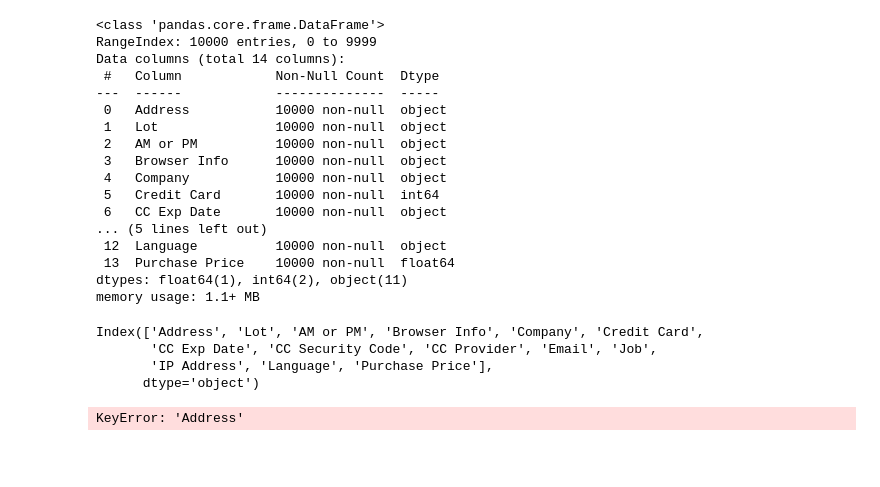
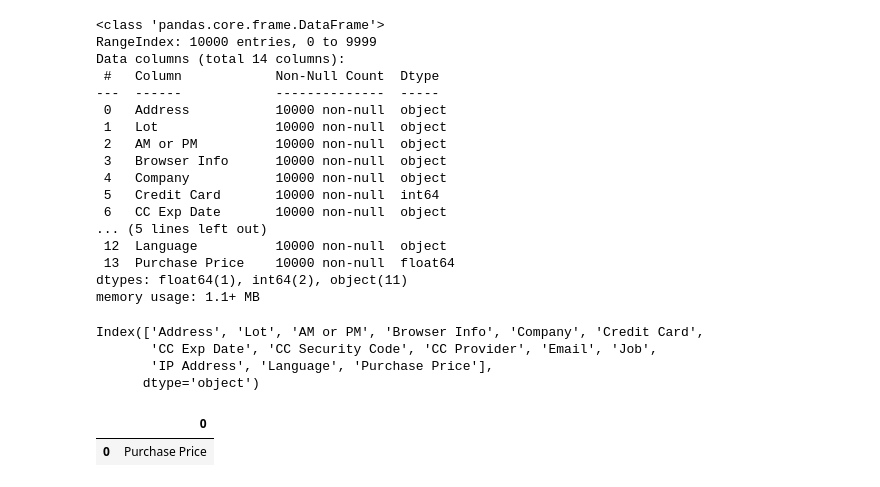
Before and after one commit to Ashwinchauhan89/Pandas, a Jupyter notebook: testjupyter.ipynb, the cells around one changed output. Drawn from its saved outputs; the diff is of its cells as text; code cells hidden in the pictures; blank space fills up the shorter version.

```diff
--- a/testjupyter.ipynb
+++ b/testjupyter.ipynb
@@ -33,5 +33,8 @@ Index(['Address', 'Lot', 'AM or PM', 'Browser Info', 'Company', 'Credit Card',
 # %%
 df = pd.DataFrame(data)
 # %%
+df.columns
+df
 # %% [output]
-KeyError: 'Address'
+|  | 0 |
+| 0 | Purchase Price |
```
Also changed, not shown: 2 other files.
